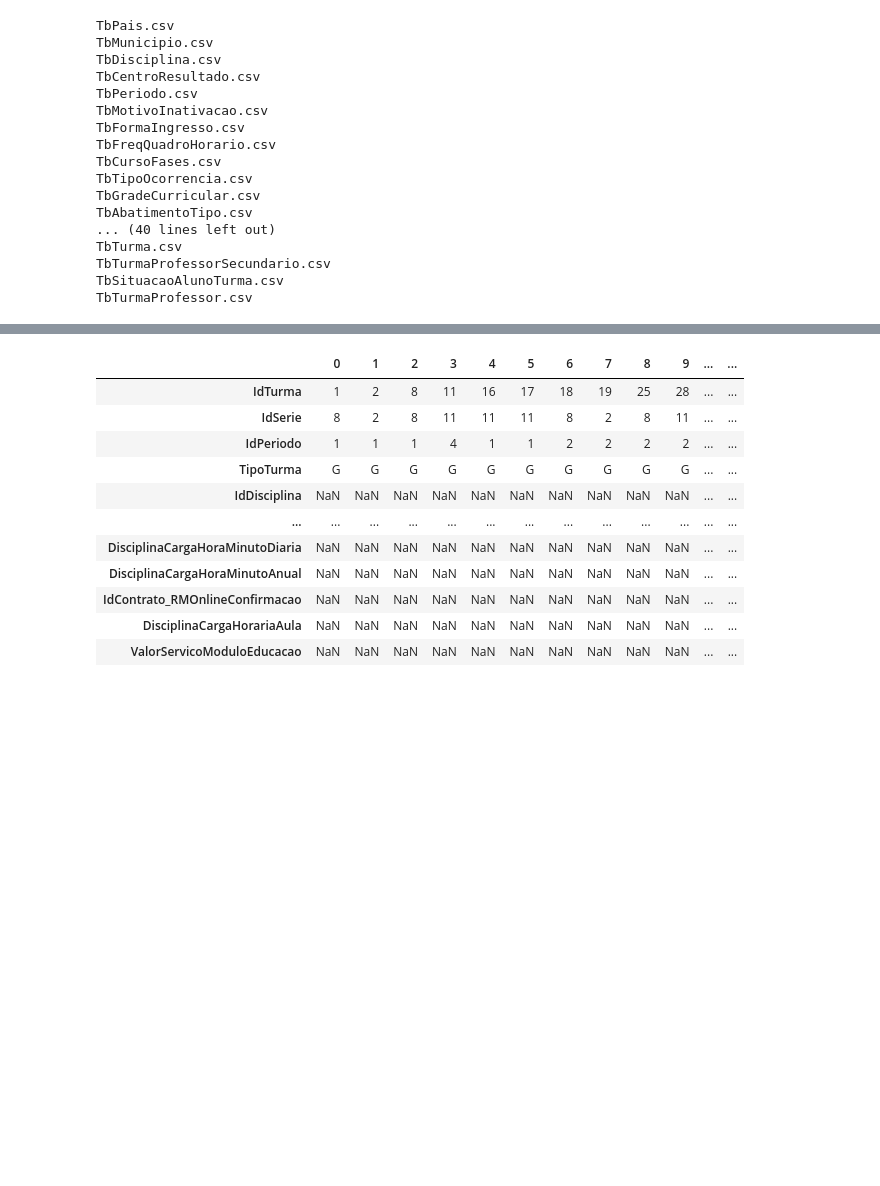
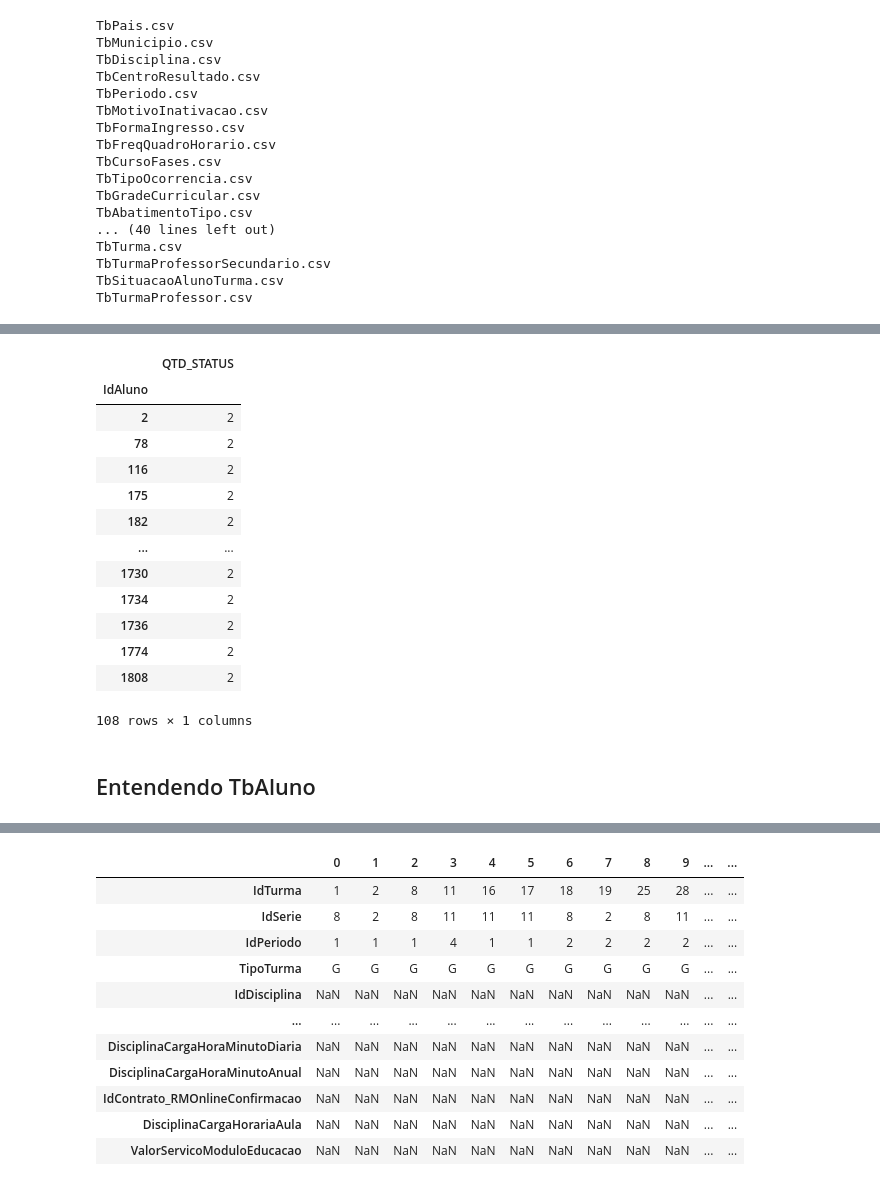
Before and after one commit to johnnathan862/pos-tech-datathon, a Jupyter notebook: exploratory.ipynb, the cells around one changed output, grey strips where cells are left out. Drawn from its saved outputs; the diff is of its cells as text; code cells hidden in the pictures; blank space fills up the shorter version.

```diff
--- a/exploratory.ipynb
+++ b/exploratory.ipynb
@@ -71,0 +121,3 @@ TbTurmaProfessor.csv
+# %%
+# Lista de motivos que parecem ter relação com um problema de adaptação com a metodologia
+lst_motivos_inativacao_sem_adaptacao = [1,6,15,18]
@@ -71,0 +177,22 @@ TbTurmaProfessor.csv
+# %%
+# A inativação é por turma ?
+TbAlunos['TbAlunoTurma']['InativacaoPorFaltaAdaptacao'] = np.where(TbAlunos['TbAlunoTurma']['IdMotivoInativacao'].isin(lst_motivos_inativacao_sem_adaptacao), 'Sim', 'Não')
+
+TbAlunos['TbAlunoTurma'][['IdAluno','InativacaoPorFaltaAdaptacao']].drop_duplicates().groupby('IdAluno').agg(
+    QTD_STATUS=('InativacaoPorFaltaAdaptacao','nunique')
+).query("QTD_STATUS > 1")
+# %% [output]
+|  | QTD_STATUS |
+| IdAluno |  |
+| 2 | 2 |
+| 78 | 2 |
+| 116 | 2 |
+| 175 | 2 |
+| 182 | 2 |
+| ... | ... |
+| 1730 | 2 |
+| 1734 | 2 |
+| 1736 | 2 |
+| 1774 | 2 |
+| 1808 | 2 |
+108 rows × 1 columns
@@ -71,0 +202,2 @@ TbTurmaProfessor.csv
+# %% [markdown]
+## Entendendo TbAluno
```
Also changed, not shown: parts of 19 cells of this notebook.
